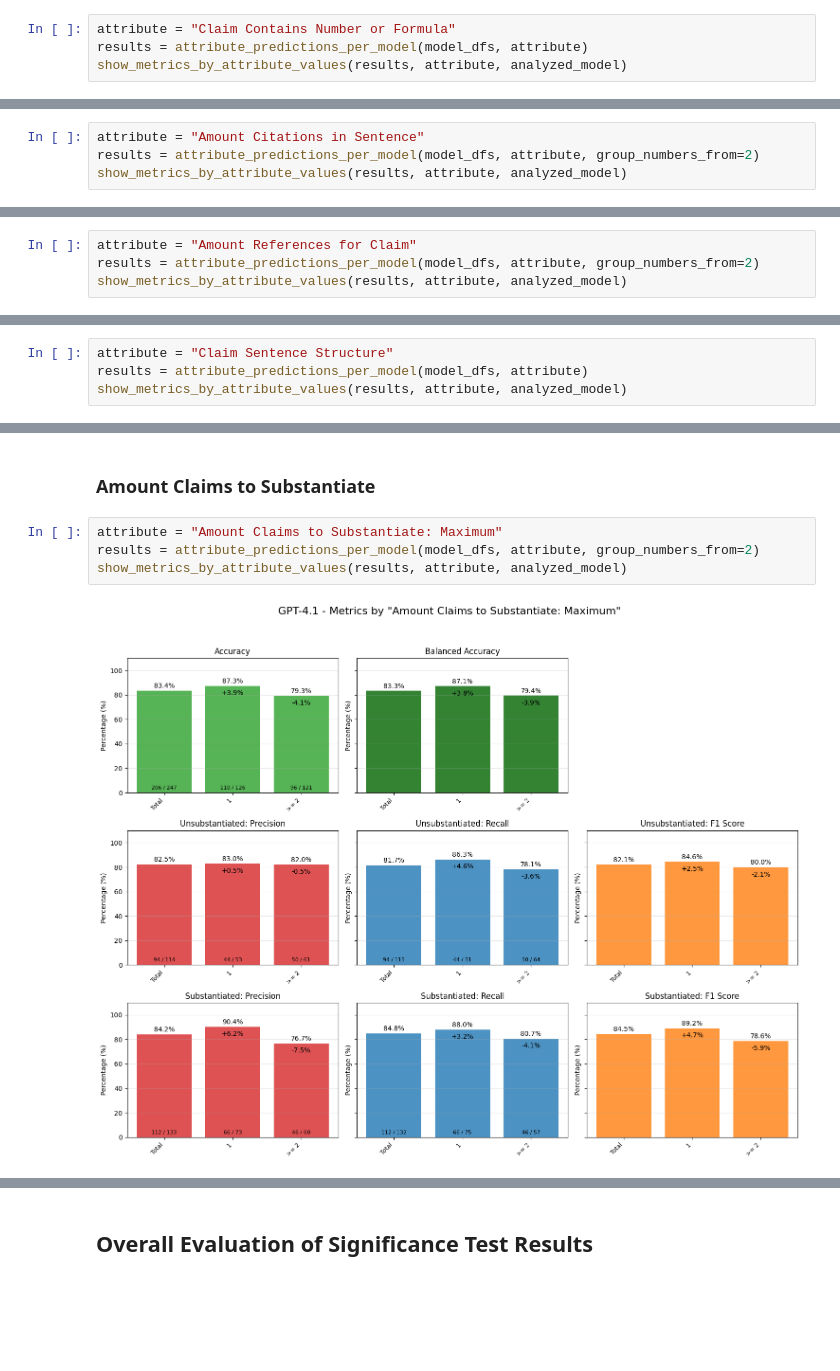
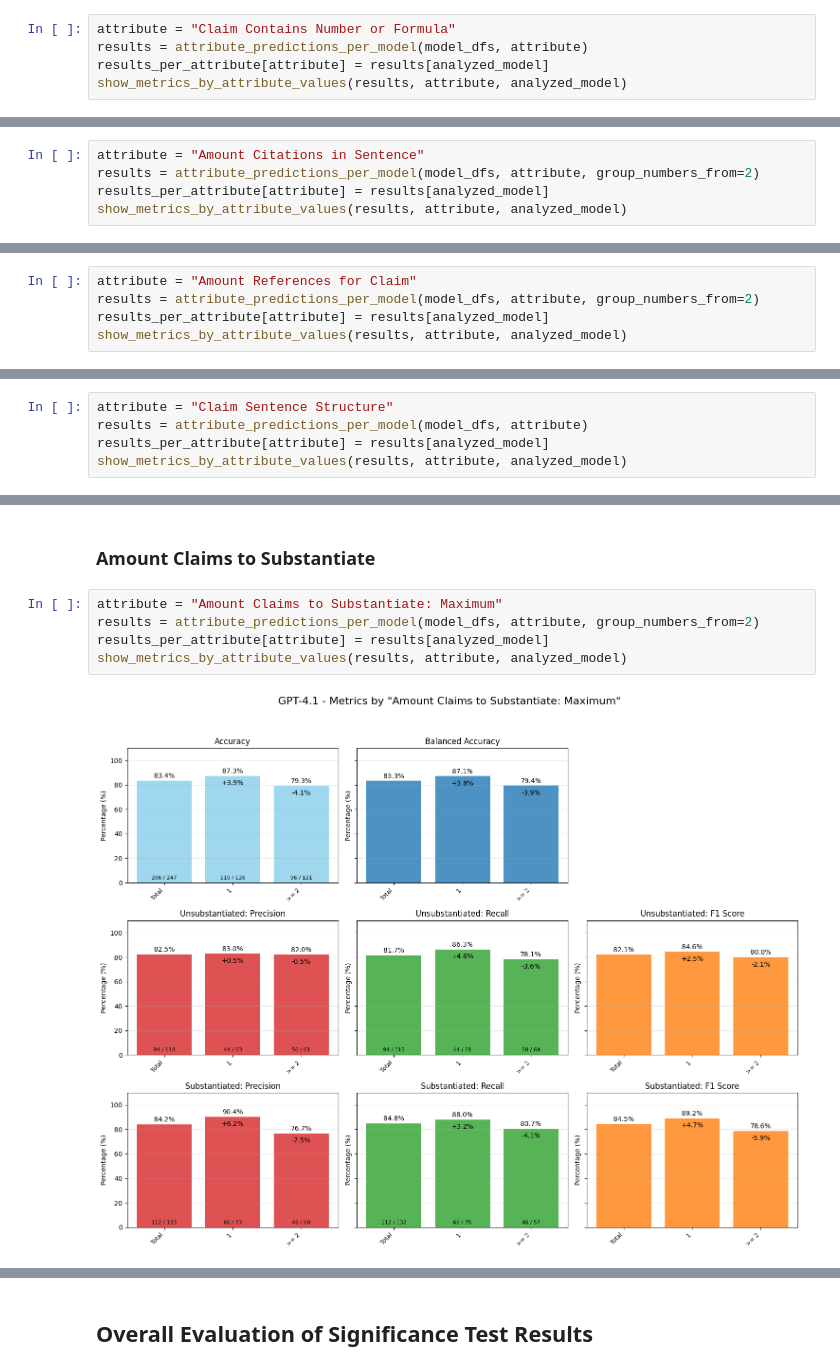
Before and after one commit to insabelter/automated-citation-verification, a Jupyter notebook: notebooks/07_results_evaluation_and_visualisation.ipynb, the cells around one changed output, grey strips where cells are left out. Saved outputs shown, nothing was run; the diff lists cells and outputs as text; blank space fills up the shorter version.

```diff
--- a/notebooks/07_results_evaluation_and_visualisation.ipynb
+++ b/notebooks/07_results_evaluation_and_visualisation.ipynb
@@ -304,5 +306,6 @@ Time taken for permutation test: 9.80 seconds
 # %%
 attribute = "Claim Contains Number or Formula"
 results = attribute_predictions_per_model(model_dfs, attribute)
+results_per_attribute[attribute] = results[analyzed_model]
 show_metrics_by_attribute_values(results, attribute, analyzed_model)
 # %% [output]
@@ -330,5 +333,6 @@ Time taken for permutation test: 10.37 seconds
 # %%
 attribute = "Amount Citations in Sentence"
 results = attribute_predictions_per_model(model_dfs, attribute, group_numbers_from=2)
+results_per_attribute[attribute] = results[analyzed_model]
 show_metrics_by_attribute_values(results, attribute, analyzed_model)
 # %% [output]
@@ -356,5 +360,6 @@ Time taken for permutation test: 9.93 seconds
 # %%
 attribute = "Amount References for Claim"
 results = attribute_predictions_per_model(model_dfs, attribute, group_numbers_from=2)
+results_per_attribute[attribute] = results[analyzed_model]
 show_metrics_by_attribute_values(results, attribute, analyzed_model)
 # %% [output]
@@ -382,5 +387,6 @@ Time taken for permutation test: 9.87 seconds
 # %%
 attribute = "Claim Sentence Structure"
 results = attribute_predictions_per_model(model_dfs, attribute)
+results_per_attribute[attribute] = results[analyzed_model]
 show_metrics_by_attribute_values(results, attribute, analyzed_model)
 # %% [output]
@@ -408,9 +414,10 @@ Time taken for permutation test: 10.28 seconds
 # %%
 attribute = "Amount Claims to Substantiate: Maximum"
 results = attribute_predictions_per_model(model_dfs, attribute, group_numbers_from=2)
+results_per_attribute[attribute] = results[analyzed_model]
 show_metrics_by_attribute_values(results, attribute, analyzed_model)
 # %% [output]
-[figure, old version]
+[figure, new version]
 # %%
 significance_tests_results[attribute] = significance_tests_for_attribute(analyzed_df, analyzed_model, attribute, group_numbers_from=2)
 # %% [output]
```
Also changed, not shown: parts of 26 cells of this notebook, 13 other files.
